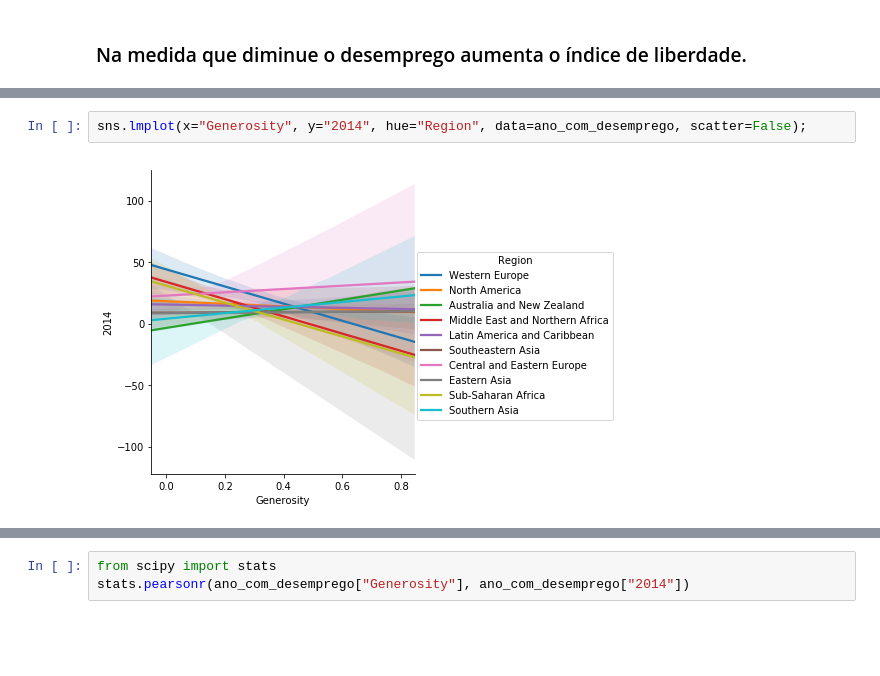
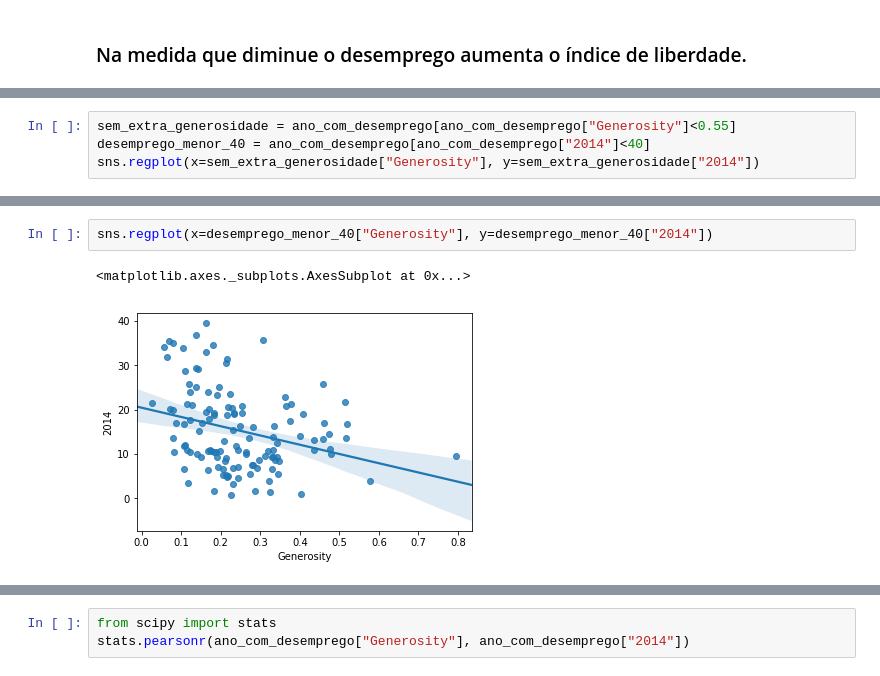
Before and after one commit to marianhoc/world-happiness-analisis, a Jupyter notebook: NOVOS-DADOS/Adicionando-BD-Desemprego.ipynb, the cells around one changed output, grey strips where cells are left out. Saved outputs shown, nothing was run; the diff lists cells and outputs as text; blank space fills up the shorter version.

```diff
--- a/NOVOS-DADOS/Adicionando-BD-Desemprego.ipynb
+++ b/NOVOS-DADOS/Adicionando-BD-Desemprego.ipynb
@@ -80,0 +81,4 @@ sns.regplot(x=ano_com_desemprego["Freedom"], y=ano_com_desemprego["2014"])
+# %%
+sem_extra_generosidade = ano_com_desemprego[ano_com_desemprego["Generosity"]<0.55]
+desemprego_menor_40 = ano_com_desemprego[ano_com_desemprego["2014"]<40]
+sns.regplot(x=sem_extra_generosidade["Generosity"], y=sem_extra_generosidade["2014"])
@@ -81,4 +88,5 @@ sns.regplot(x=ano_com_desemprego["Freedom"], y=ano_com_desemprego["2014"])
 # %%
-sns.lmplot(x="Generosity", y="2014", hue="Region", data=ano_com_desemprego, scatter=False);
+sns.regplot(x=desemprego_menor_40["Generosity"], y=desemprego_menor_40["2014"])
 # %% [output]
+<matplotlib.axes._subplots.AxesSubplot at 0x...>
-[figure, old version]
+[figure, new version]
```
Also changed, not shown: parts of 4 cells of this notebook.
